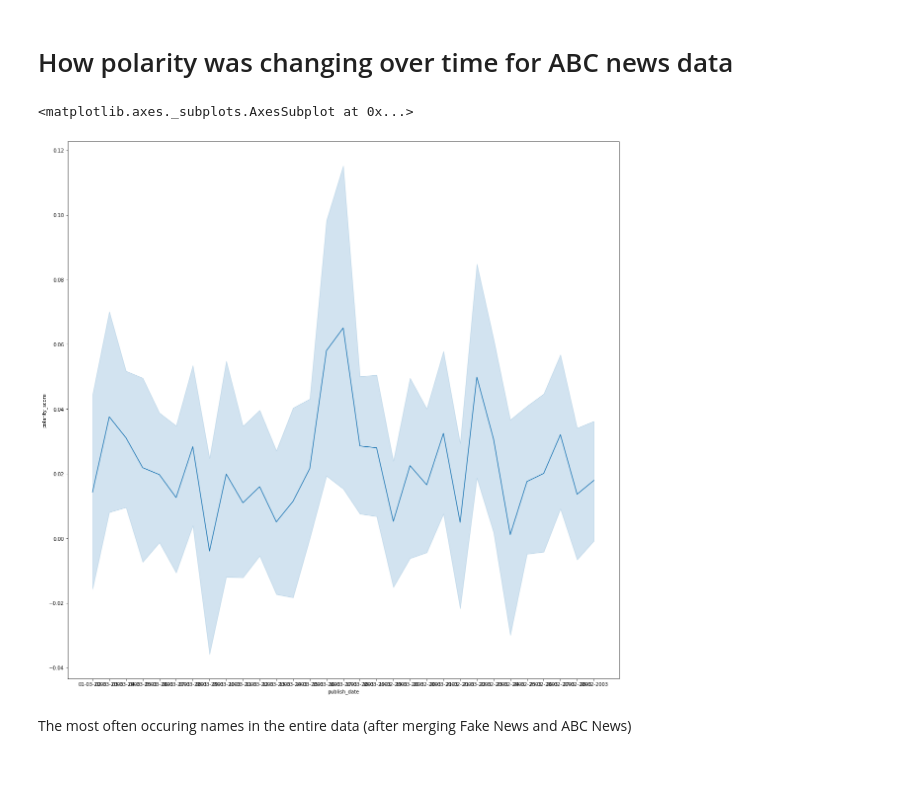
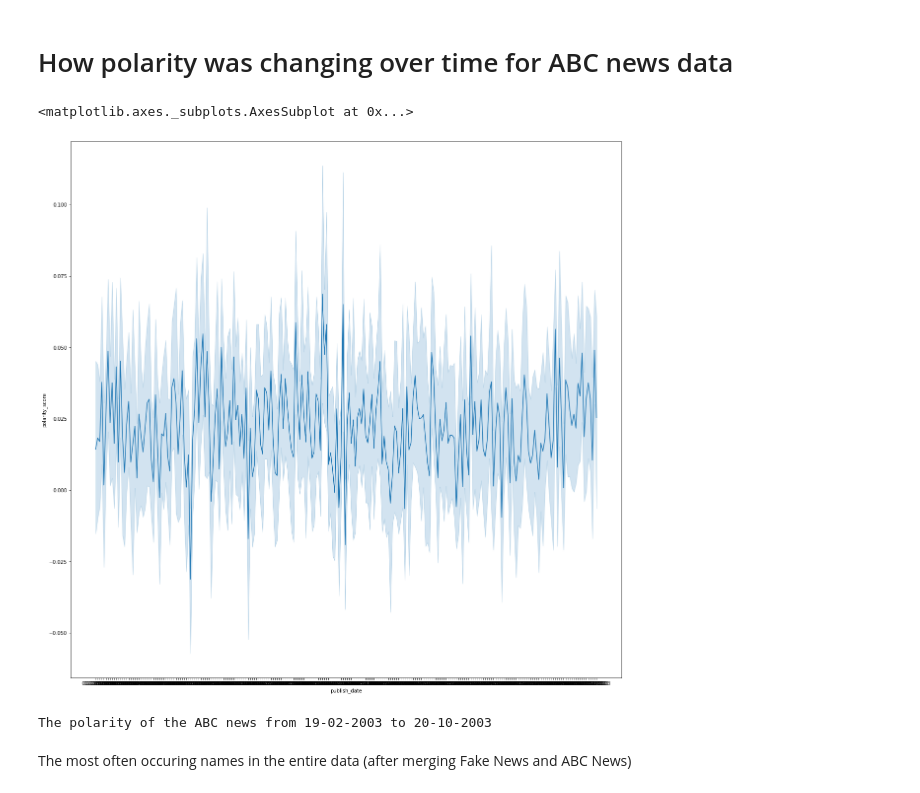
Before and after one commit to Cauchy-1899c/Project-4-LanguageProcessing, a Jupyter notebook: DST assignment 3 Kexi, Kostas, Haimeng, Mateusz_ver_1.1.ipynb, the cells around one changed output. Saved outputs shown, nothing was run; the diff lists cells and outputs as text; code cells hidden in the pictures.

```diff
--- a/DST assignment 3 Kexi, Kostas, Haimeng, Mateusz_ver_1.1.ipynb
+++ b/DST assignment 3 Kexi, Kostas, Haimeng, Mateusz_ver_1.1.ipynb
@@ -352,14 +366,14 @@ def findnames(news):
 # construct a dictionary with values of the form [REAL TIMES, FAKE TIMES]
 names = {}
 # find all names in news
-for i in range(len(news)):
-    name = findnames(news.iloc[i, 1])
+for i in range(len(onews)):
+    name = findnames(onews.iloc[i, 1])
     # if a name appears in a news, recognize if it is fake and count
     for val in name:
-        if val in names and news.iloc[i, 0] != "FAKE":
+        if val in names and onews.iloc[i, 0] != "FAKE":
             names[val][0] += 1
         elif val not in names:
-            names[val] = [int(news.iloc[i, 0] != "FAKE"), int(news.iloc[i, 0] == "FAKE")]
+            names[val] = [int(onews.iloc[i, 0] != "FAKE"), int(onews.iloc[i, 0] == "FAKE")]
         else:
             names[val][1] += 1
 # %% [markdown]
@@ -767,12 +796,24 @@ news_test[news_test['title'].str.contains("bush")]
 80 rows × 6 columns
 # %% [markdown]
 # How polarity was changing over time for ABC news data
+# %%
+data = pd.read_csv('/home/mateusz/Pobrane/Project-4-LanguageProcessing-master//abcnews-date-text.csv', error_bad_lines=False)
+# %%
+from datetime import datetime
+data['publish_date'] = pd.to_datetime(data['publish_date'], format='%Y%m%d').dt.strftime("%d-%m-%Y")
+# %%
+data['polarity_score']=data['headline_text'].\
+    apply(lambda x: polarity(x))
 # %%
 plt.figure(figsize=(20,20))
-sns.lineplot(x=news_test['publish_date'], y=news_test['polarity_score'])
+sns.lineplot(x=data['publish_date'][0:50000], y=data['polarity_score'][0:50000])
 # %% [output]
 <matplotlib.axes._subplots.AxesSubplot at 0x...>
-[figure, old version]
+[figure, new version]
+# %%
+print('The polarity of the ABC news from {} to {}'.format(data['publish_date'][0], data['publish_date'][50000]))
+# %% [output]
+The polarity of the ABC news from 19-02-2003 to 20-10-2003
 # %% [markdown]
 The most often occuring names in the entire data (after merging Fake News and ABC News)
 # %%
```
Also changed, not shown: parts of 19 cells of this notebook.
